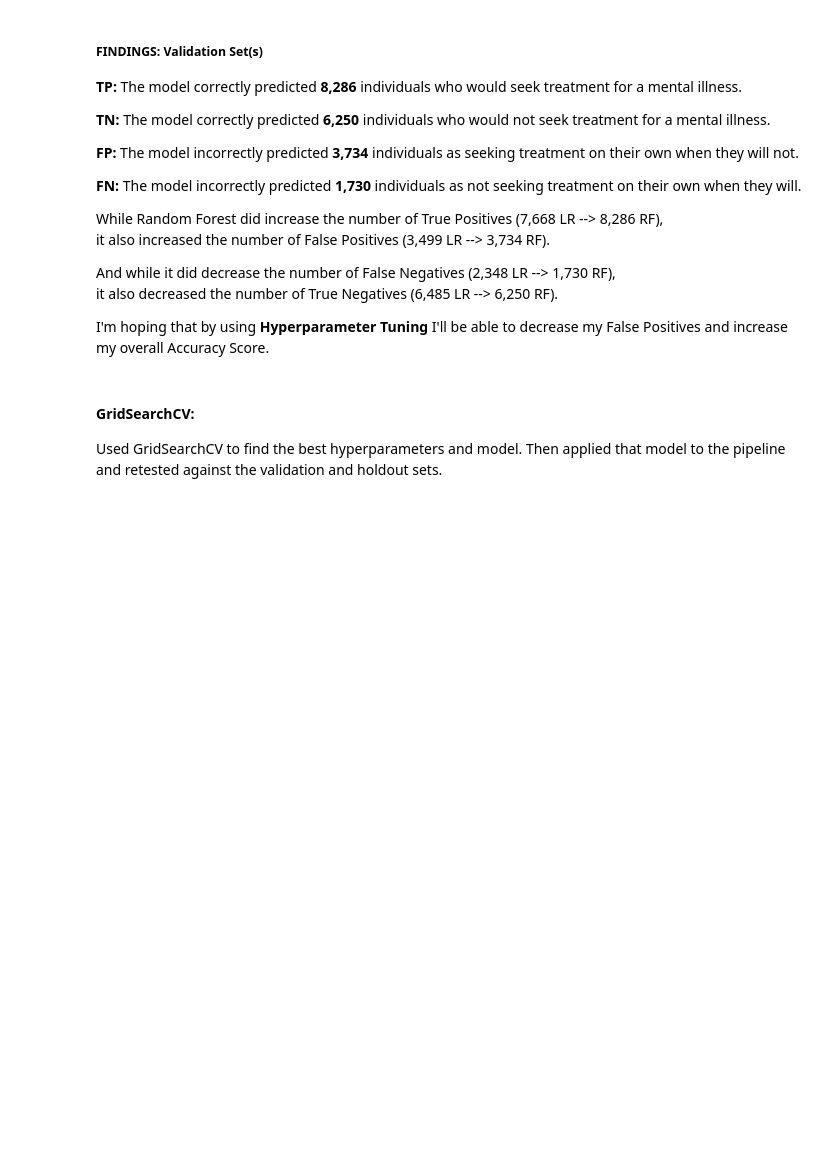
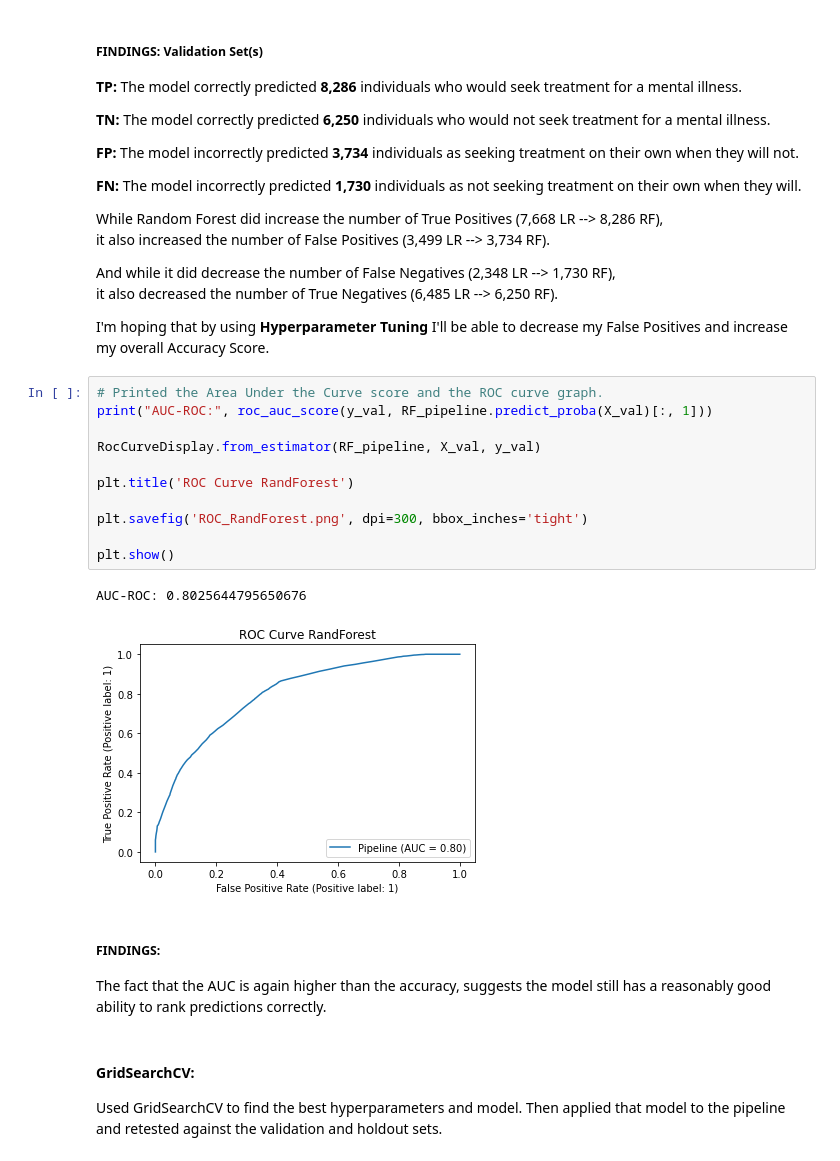
Before and after one commit to Lotus-baumgarner/Will-They-Seek-Treatment, a Jupyter notebook: Models-Conclusions.ipynb, the cells around one changed output. Cells and saved outputs as stored; diff of their text form; blank space fills up the shorter version.

```diff
--- a/Models-Conclusions.ipynb
+++ b/Models-Conclusions.ipynb
@@ -399,6 +465,23 @@ And while it did decrease the number of False Negatives (2,348 LR --> 1,730 RF),
 it also decreased the number of True Negatives (6,485 LR --> 6,250 RF).
 
 I'm hoping that by using __Hyperparameter Tuning__ I'll be able to decrease my False Positives and increase my overall Accuracy Score.
+# %%
+# Printed the Area Under the Curve score and the ROC curve graph.
+print("AUC-ROC:", roc_auc_score(y_val, RF_pipeline.predict_proba(X_val)[:, 1]))
+
+RocCurveDisplay.from_estimator(RF_pipeline, X_val, y_val)
+
+plt.title('ROC Curve RandForest')
+
+plt.savefig('ROC_RandForest.png', dpi=300, bbox_inches='tight')
+
+plt.show()
+# %% [output]
+AUC-ROC: 0.8025644795650676
+[figure, added]
+# %% [markdown]
+##### FINDINGS:
+The fact that the AUC is again higher than the accuracy, suggests the model still has a reasonably good ability to rank predictions correctly.
 # %% [markdown]
 #### GridSearchCV:
 Used GridSearchCV to find the best hyperparameters and model.  Then applied that model to the pipeline and retested against the validation and holdout sets.
```
Also changed, not shown: parts of 23 cells of this notebook.
